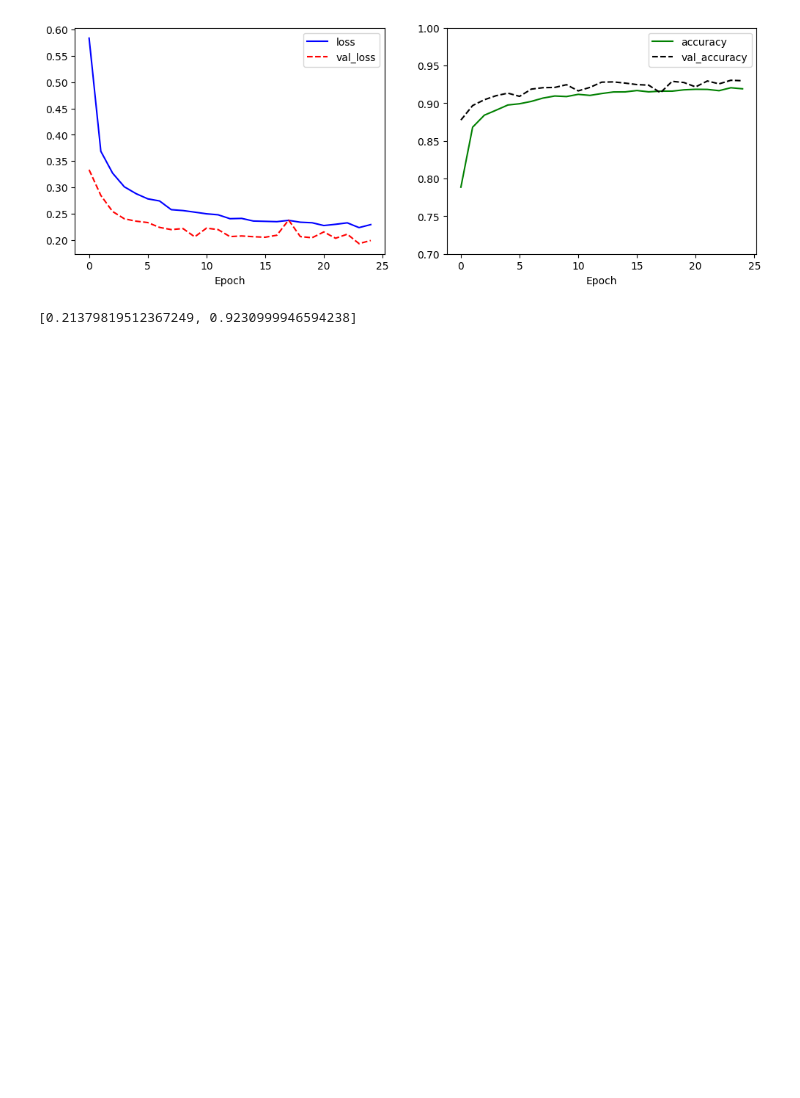
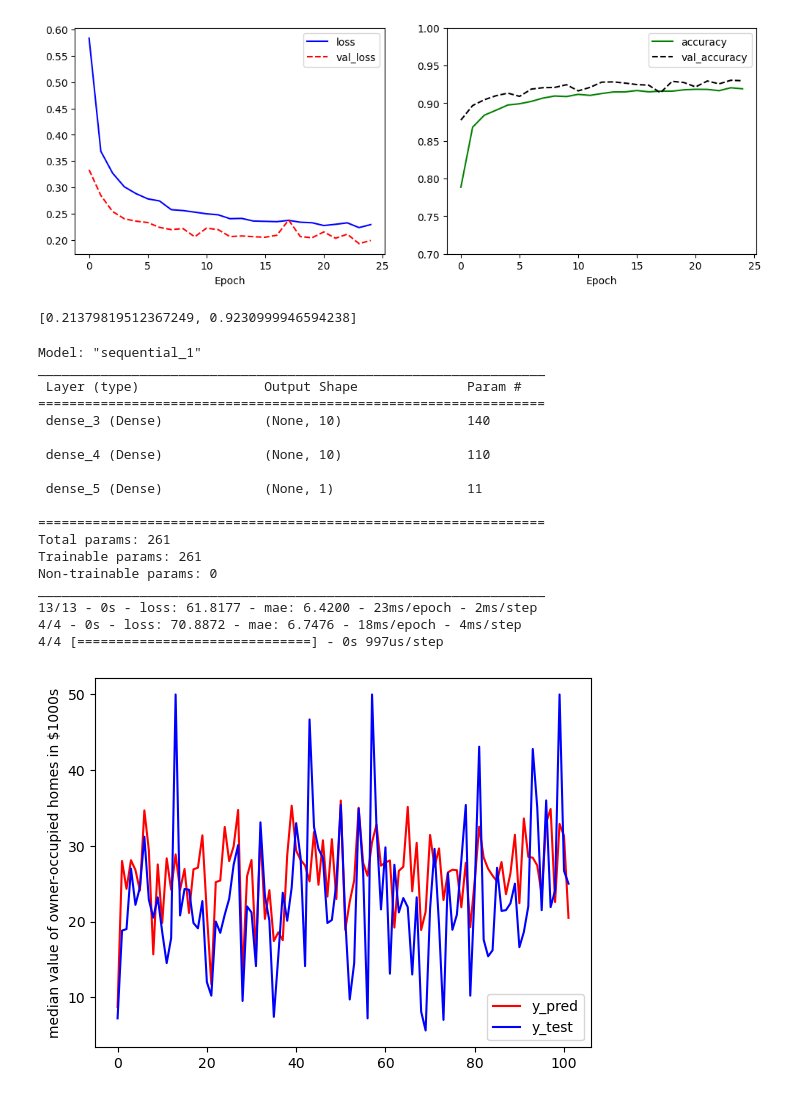
Before and after one commit to YeDongVibe/Tensorflow_Class, a Jupyter notebook: P.Hong/Chapter6.ipynb, the cells around one changed output. Drawn from its saved outputs; the diff is of its cells as text; code cells hidden in the pictures; blank space fills up the shorter version.

```diff
--- a/P.Hong/Chapter6.ipynb
+++ b/P.Hong/Chapter6.ipynb
@@ -496,3 +496,67 @@ Epoch 25/25
 1407/1407 [==============================] - 12s 9ms/step - loss: 0.2290 - accuracy: 0.9191 - val_loss: 0.1988 - val_accuracy: 0.9298
 [figure]
 [0.21379819512367249, 0.9230999946594238]
+# %%
+import tensorflow as tf
+from tensorflow.keras.datasets import boston_housing
+import numpy as np
+import matplotlib.pyplot as plt
+
+(x_train, y_train), (x_test, y_test) = boston_housing.load_data()
+##print("x_train.shape=",x_train.shape) # (404, 13)
+##print("y_train.shape=",y_train.shape) # (404,)
+##print("x_test.shape=", x_test.shape)  # (102, 13)
+##print("y_test.shape=", y_test.shape)  # (102,)
+
+model = tf.keras.Sequential()
+
+#1: 1-layer
+##model.add(tf.keras.layers.Dense(units=1, input_dim=x_train.shape[1]))# x_train.shape[1]=13
+
+#2:  3-layer
+model.add(tf.keras.layers.Dense(units=10, input_dim=x_train.shape[1]))
+model.add(tf.keras.layers.Dense(units=10))
+model.add(tf.keras.layers.Dense(units=1))
+model.summary()
+
+opt = tf.keras.optimizers.RMSprop(learning_rate=0.001)
+model.compile(optimizer=opt, loss='mse', metrics=['mae']) #mean absolute error
+ret = model.fit(x_train, y_train, epochs=100, validation_split=0.2, verbose=0) # 검증데이터를 0.2사용
+
+train_loss = model.evaluate(x_train, y_train, verbose=2)
+test_loss = model.evaluate(x_test, y_test, verbose=2)
+
+##loss = ret.history['loss']
+##plt.plot(loss)
+##plt.xlabel('epochs')
+##plt.ylabel('loss')
+##plt.show()
+
+y_pred = model.predict(x_test)
+##print("y_pred:", y_pred)
+
+plt.ylabel("median value of owner-occupied homes in $1000s")
+plt.plot(y_pred, "r-", label="y_pred")
+plt.plot(y_test, "b-", label="y_test")
+plt.legend(loc='best')
+plt.show()
+# %% [output]
+Model: "sequential_1"
+_________________________________________________________________
+ Layer (type)                Output Shape              Param #
+=================================================================
+ dense_3 (Dense)             (None, 10)                140
+
+ dense_4 (Dense)             (None, 10)                110
+
+ dense_5 (Dense)             (None, 1)                 11
+
+=================================================================
+Total params: 261
+Trainable params: 261
+Non-trainable params: 0
+_________________________________________________________________
+13/13 - 0s - loss: 61.8177 - mae: 6.4200 - 23ms/epoch - 2ms/step
+4/4 - 0s - loss: 70.8872 - mae: 6.7476 - 18ms/epoch - 4ms/step
+4/4 [==============================] - 0s 997us/step
+[figure, added]
```
Also changed, not shown: parts of 7 cells of this notebook.
